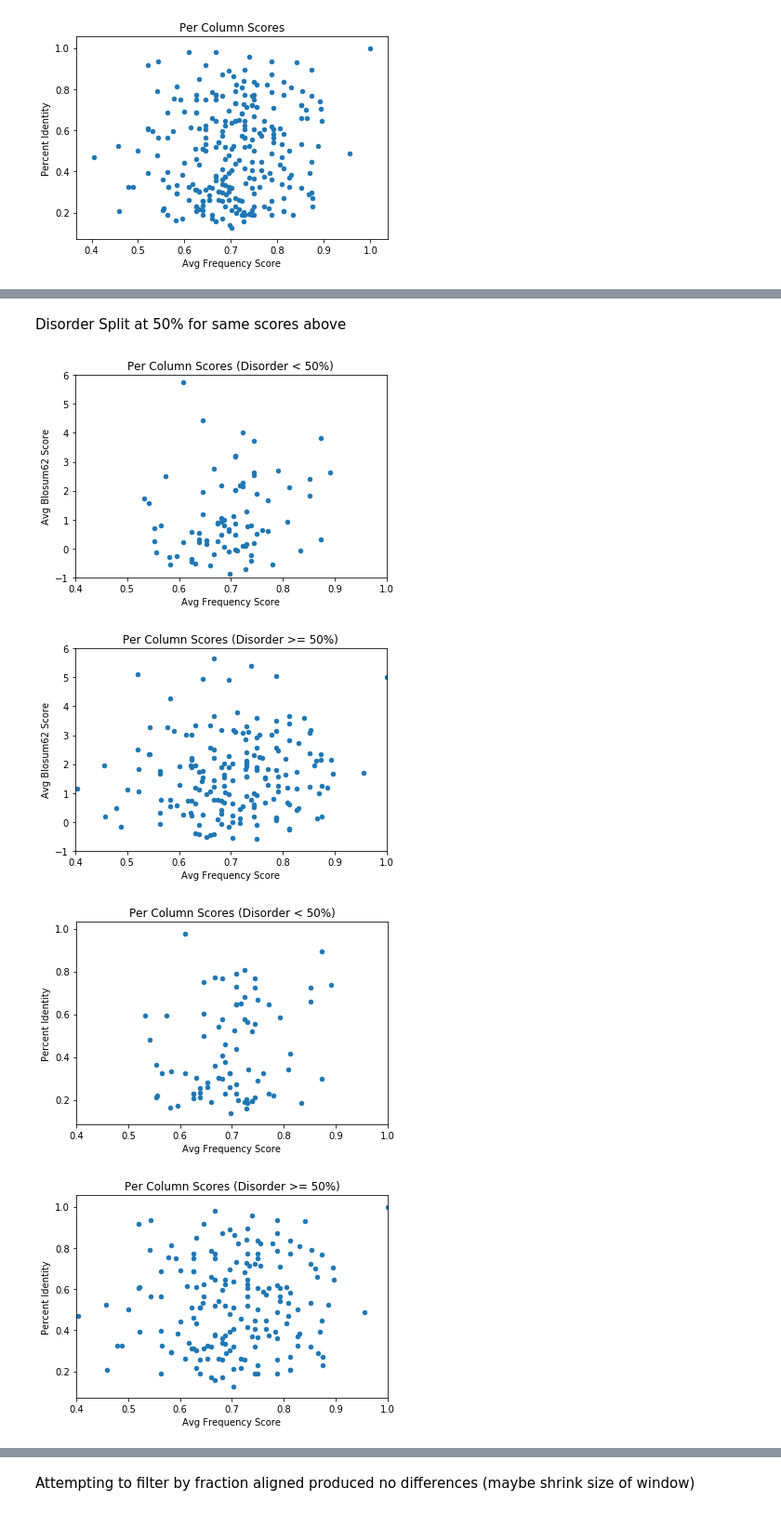
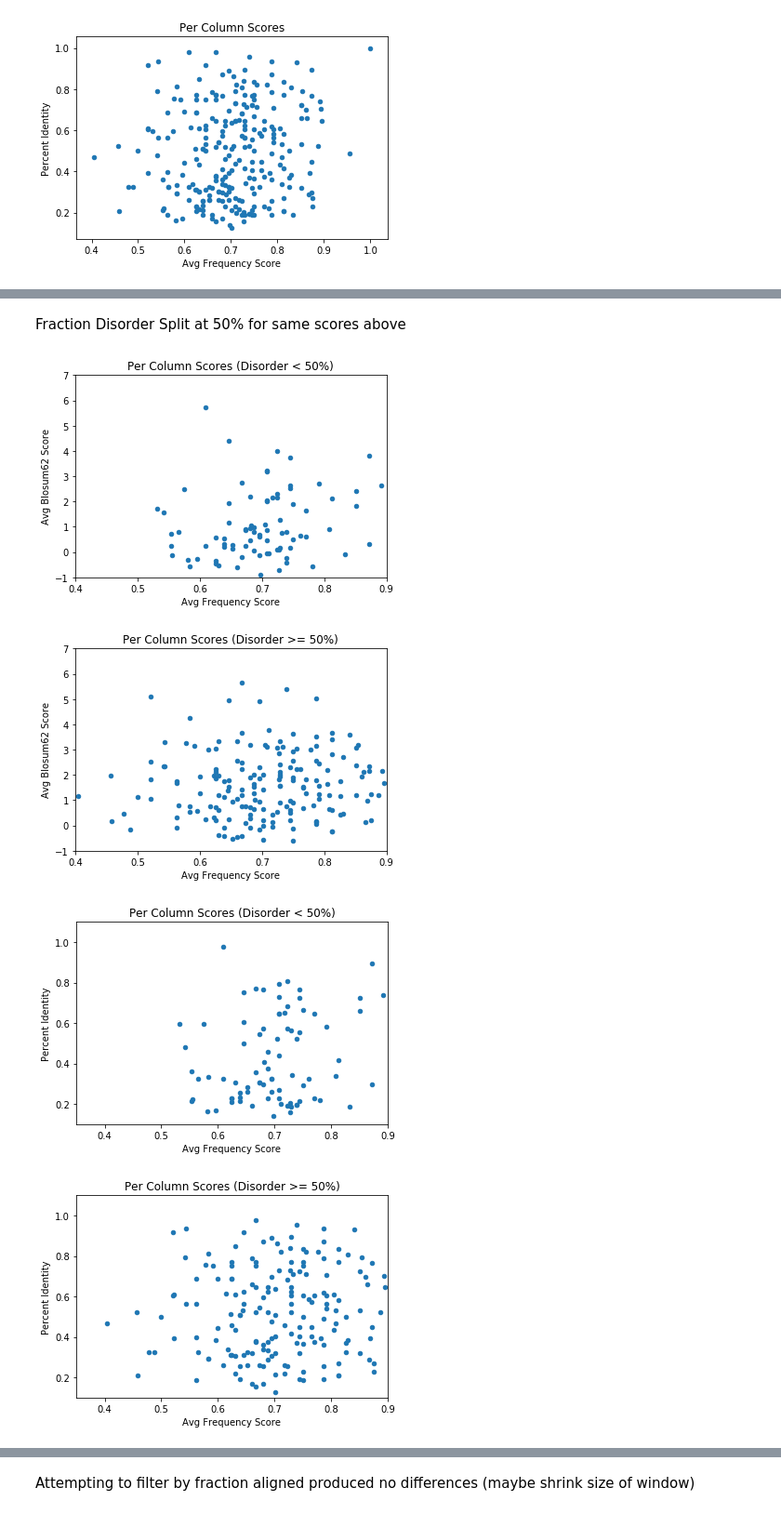
Before and after one commit to Fritos121/Codon-Usage-IDRs, a Jupyter notebook: plot_columns_P04949.ipynb, the cells around one changed output, grey strips where cells are left out. Shown at 93% size. Drawn from its saved outputs; the diff is of its cells as text; code cells hidden in the pictures.

```diff
--- a/plot_columns_P04949.ipynb
+++ b/plot_columns_P04949.ipynb
@@ -7,7 +7,7 @@ from matplotlib import pyplot as plt
 import pandas as pd
 import numpy as np
 
-in_fh = r"D:\Orthologs\Ortholog_Codon_Dist\PTHR42792\P04949_ortholog_msa_scores.data"
+in_fh = r"D:\Orthologs\Ortholog_Codon_Dist\PTHR42792\P04949_ortholog_msa_scores3.data"
 
 df = pd.read_csv(in_fh)
 # %%
@@ -41,0 +41,4 @@ df_clean['Avg Frequency Score'].hist(bins = np.arange(0.4, 1.01, 0.05));
+# %%
+#df_clean['Avg Frequency Ratio'].hist(bins = 20)
+df_clean['Log Avg Freq Ratio'] = np.log(df_clean['Avg Frequency Ratio'])
+df_clean['Log Avg Freq Ratio'].hist(bins = 20);
@@ -63,21 +90,23 @@ df_clean.plot.scatter('Avg Frequency Score', 'Percent Identity', title='Per Colu
 # %% [markdown]
-Disorder Split at 50% for same scores above
+Fraction Disorder Split at 50% for same scores above
 # %%
 df_clean_dis1 = df_clean[df_clean['Fraction Disordered'] < 0.5]
 df_clean_dis2 = df_clean[df_clean['Fraction Disordered'] >= 0.5]
 
 df_clean_dis1.plot.scatter('Avg Frequency Score', 'Avg Blosum62 Score', title='Per Column Scores (Disorder < 50%)')
-plt.xlim([0.4, 1.0])
-plt.ylim([-1, 6])
+plt.xlim([0.4, 0.9])
+plt.ylim([-1, 7])
 df_clean_dis2.plot.scatter('Avg Frequency Score', 'Avg Blosum62 Score', title='Per Column Scores (Disorder >= 50%)')
-plt.xlim([0.4, 1.0])
-plt.ylim([-1, 6])
+plt.xlim([0.4, 0.9])
+plt.ylim([-1, 7])
 df_clean_dis1.plot.scatter('Avg Frequency Score', 'Percent Identity', title='Per Column Scores (Disorder < 50%)')
-plt.xlim([0.4, 1.0])
+plt.xlim([0.35, 0.9])
+plt.ylim([0.1, 1.1])
 df_clean_dis2.plot.scatter('Avg Frequency Score', 'Percent Identity', title='Per Column Scores (Disorder >= 50%)')
-plt.xlim([0.4, 1.0]);
+plt.xlim([0.35, 0.9])
+plt.ylim([0.1, 1.1]);
 # %% [output]
-[figure, old version]
+[figure, new version]
-[figure, old version]
+[figure, new version]
-[figure, old version]
+[figure, new version]
-[figure, old version]
+[figure, new version]
```
Also changed, not shown: parts of 42 cells of this notebook, 2 other files.
